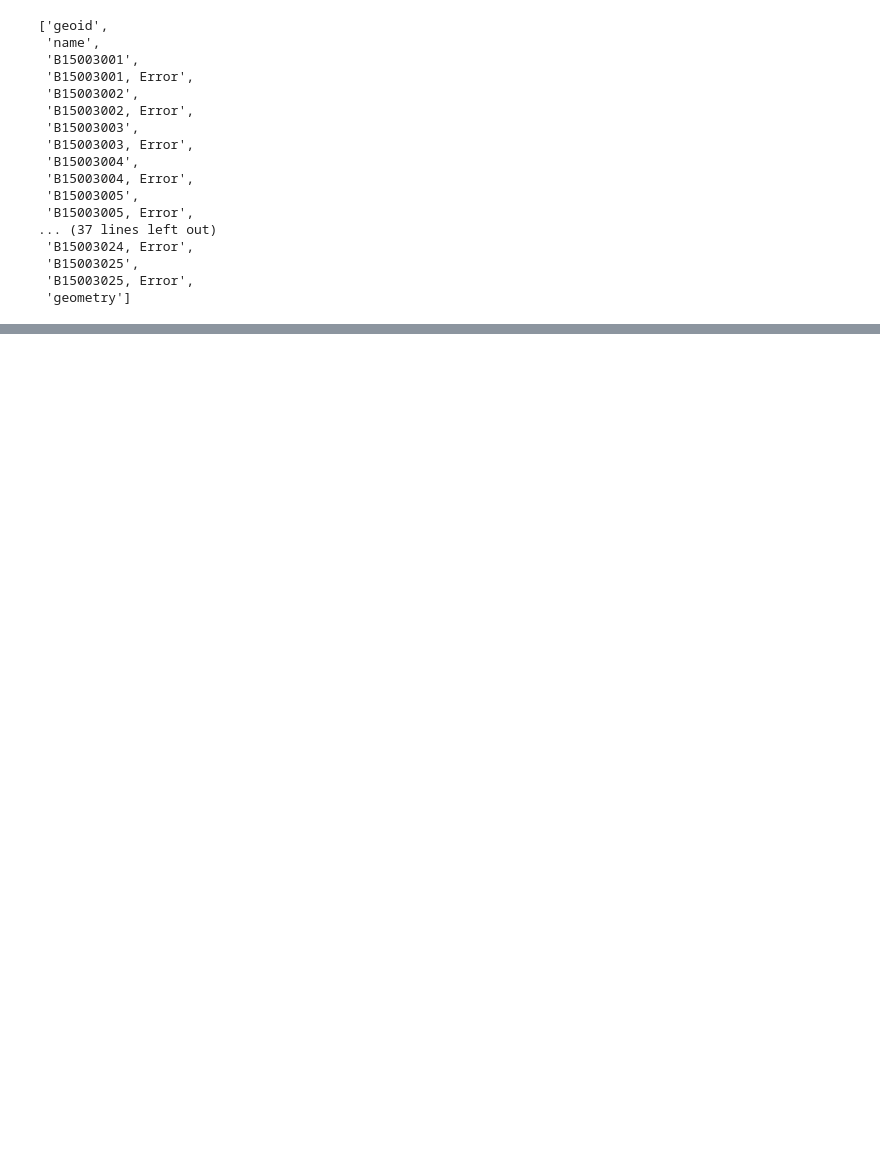
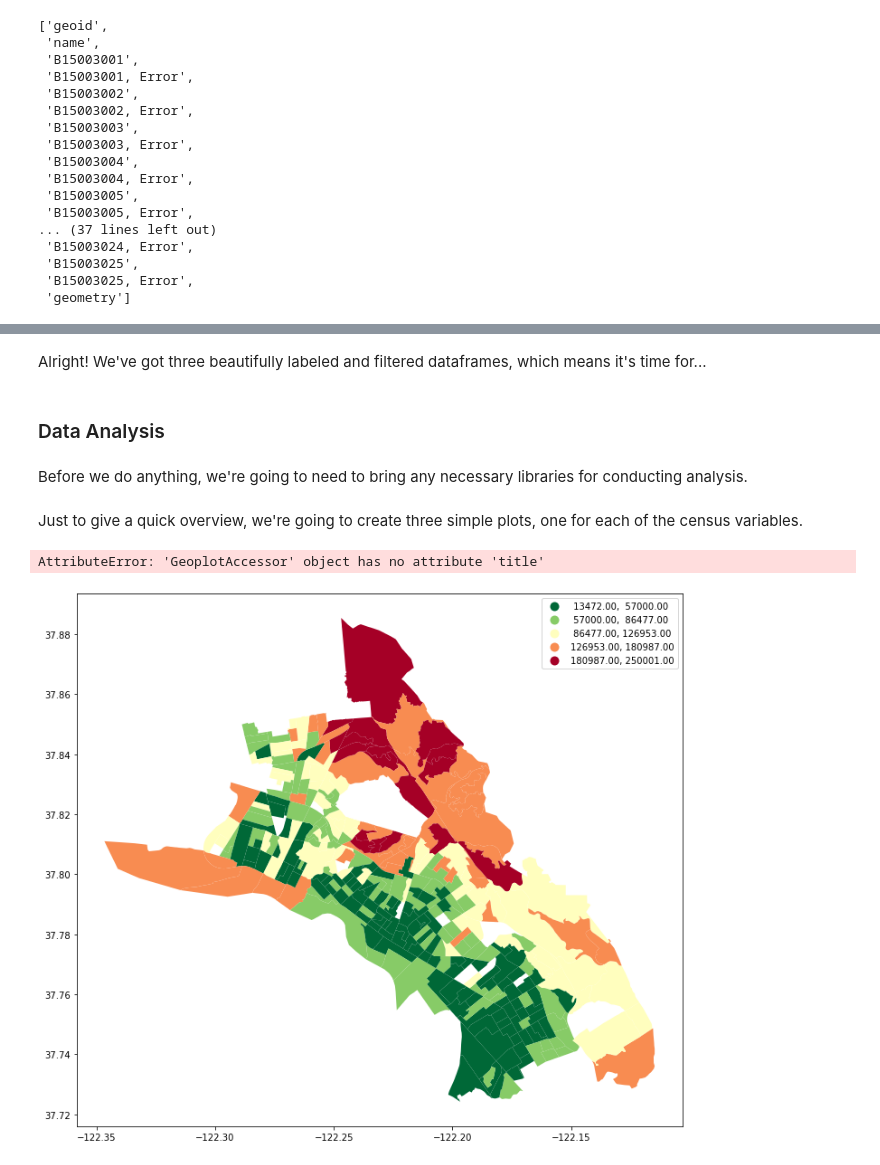
Before and after one commit to michaelrosen3/up206-michaelandelliott, a Jupyter notebook: Group Assignments/midterm.ipynb, the cells around one changed output, grey strips where cells are left out. Saved outputs shown, nothing was run; the diff lists cells and outputs as text; code cells hidden in the pictures; blank space fills up the shorter version.

```diff
--- a/Group Assignments/midterm.ipynb
+++ b/Group Assignments/midterm.ipynb
@@ -257,3 +261,9 @@ oakeduc.head()
 | 2 | 15000US060014002002 | Block Group 2, Alameda, CA | 822.0 | 0.0 | 8.0 | 235.0 | 313.0 | 44.0 | 70.0 | ... |
 | 3 | 15000US060014003001 | Block Group 1, Alameda, CA | 823.0 | 0.0 | 0.0 | 351.0 | 249.0 | 107.0 | 61.0 | ... |
 | 4 | 15000US060014003002 | Block Group 2, Alameda, CA | 1034.0 | 0.0 | 21.0 | 487.0 | 170.0 | 78.0 | 82.0 | ... |
+# %% [markdown]
+Alright! We've got three beautifully labeled and filtered dataframes, which means it's time for...
+# %% [markdown]
+### Data Analysis
+# %% [markdown]
+Before we do anything, we're going to need to bring any necessary libraries for conducting analysis.
@@ -259,0 +274,12 @@ oakeduc.head()
+# %% [markdown]
+Just to give a quick overview, we're going to create three simple plots, one for each of the census variables.
+# %%
+oakincome.plot(figsize=(12,12),
+            column='Median Income',
+            legend=True,
+            cmap='RdYlGn_r',
+            scheme='Natural_breaks')
+oakincome.plot.title('graph')
+# %% [output]
+AttributeError: 'GeoplotAccessor' object has no attribute 'title'
+[figure, added]
```
Also changed, not shown: parts of 8 cells of this notebook.
